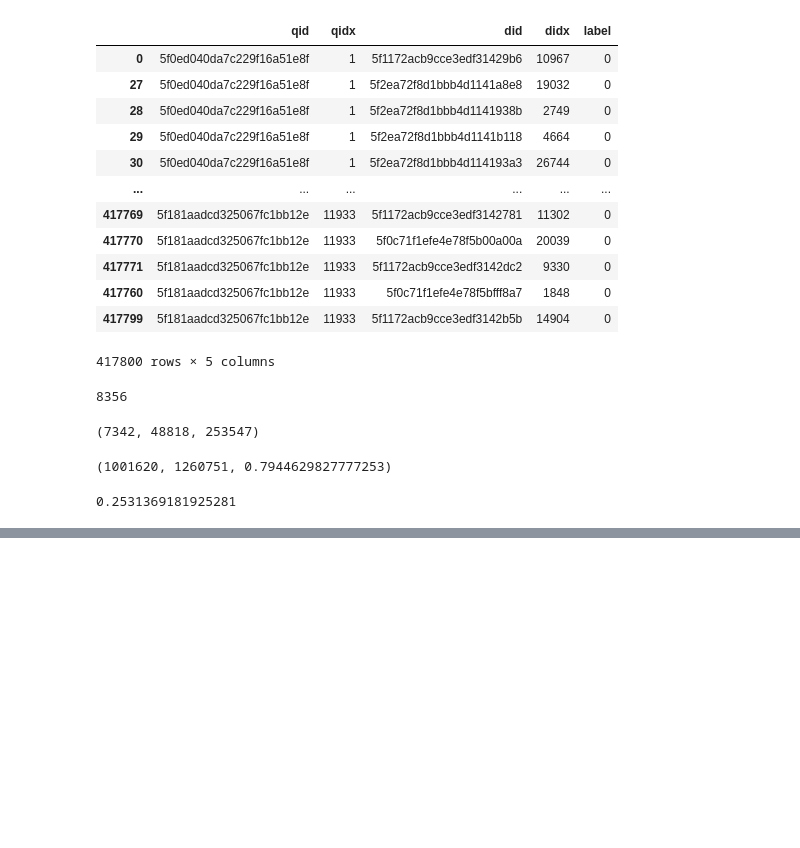
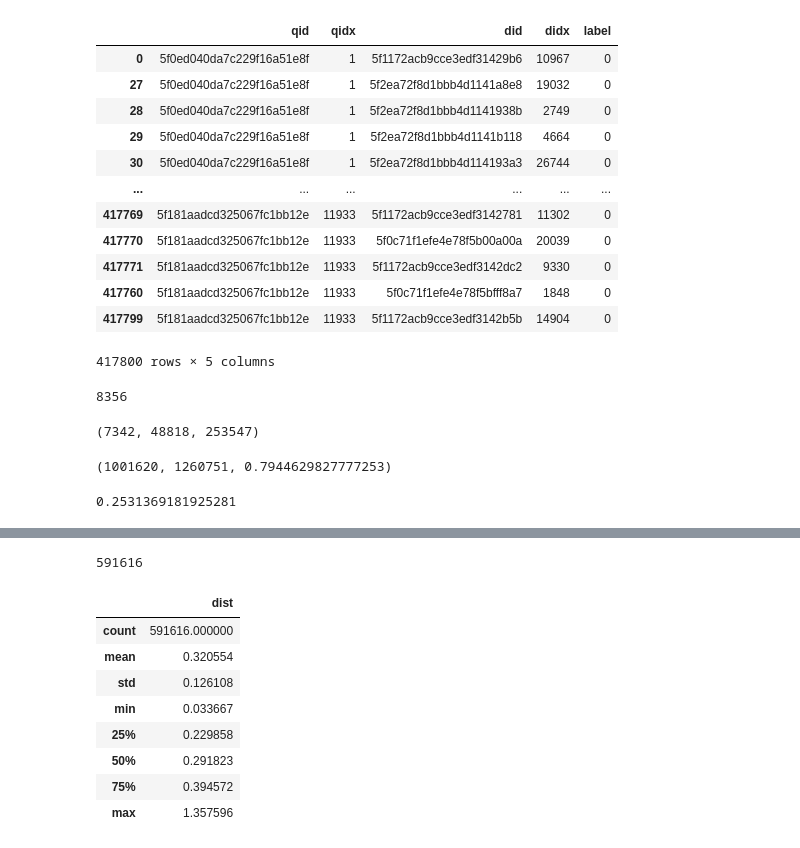
Before and after one commit to ICTMCG/MTM, a Jupyter notebook: preprocess/PMB/calculate_init_thresholds.ipynb, the cells around one changed output, grey strips where cells are left out. Saved outputs shown, nothing was run; the diff lists cells and outputs as text; code cells hidden in the pictures; blank space fills up the shorter version.

```diff
--- a/preprocess/PMB/calculate_init_thresholds.ipynb
+++ b/preprocess/PMB/calculate_init_thresholds.ipynb
@@ -299,0 +431,17 @@ pickle.dump(init_data, open(
+# %%
+df = pd.DataFrame({'dist':total_dist})
+len(df)
+# %% [output]
+591616
+# %%
+df.describe()
+# %% [output]
+|  | dist |
+| count | 591616.000000 |
+| mean | 0.320554 |
+| std | 0.126108 |
+| min | 0.033667 |
+| 25% | 0.229858 |
+| 50% | 0.291823 |
+| 75% | 0.394572 |
+| max | 1.357596 |
```
Also changed, not shown: parts of 26 cells of this notebook, 10 other files.
